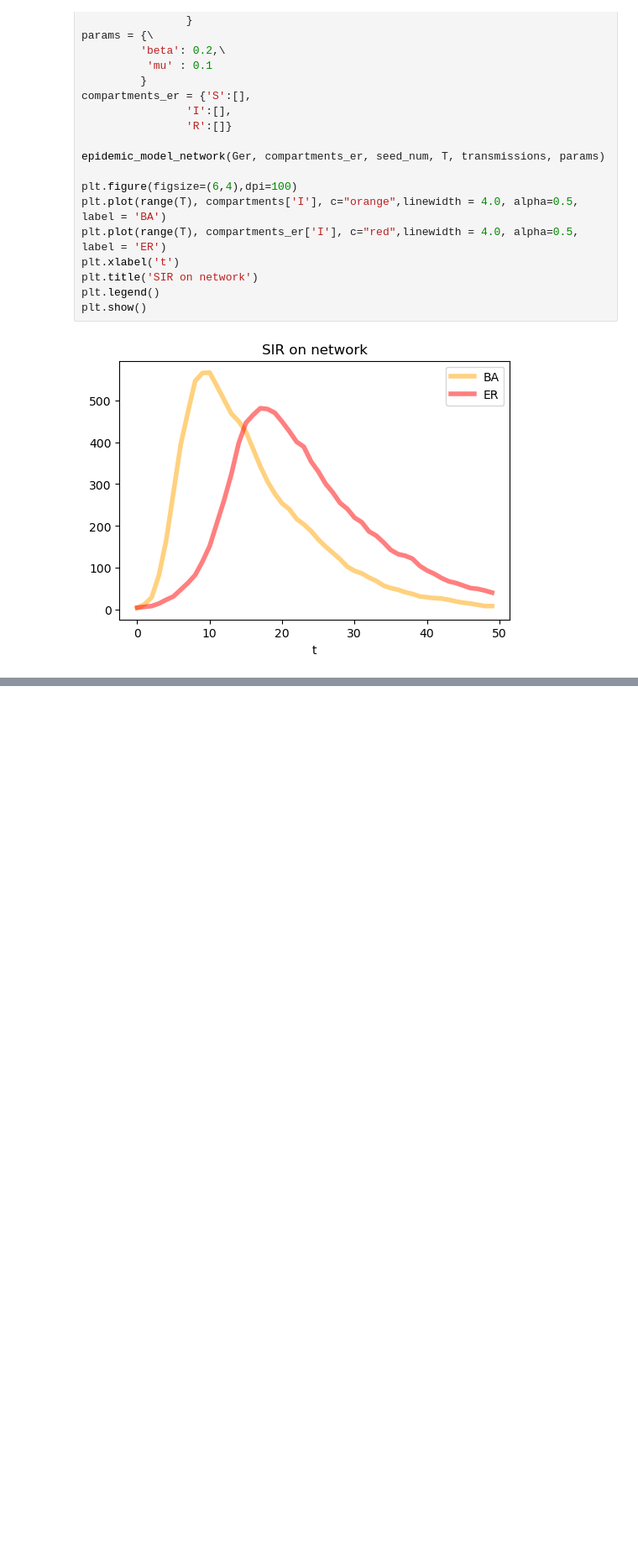
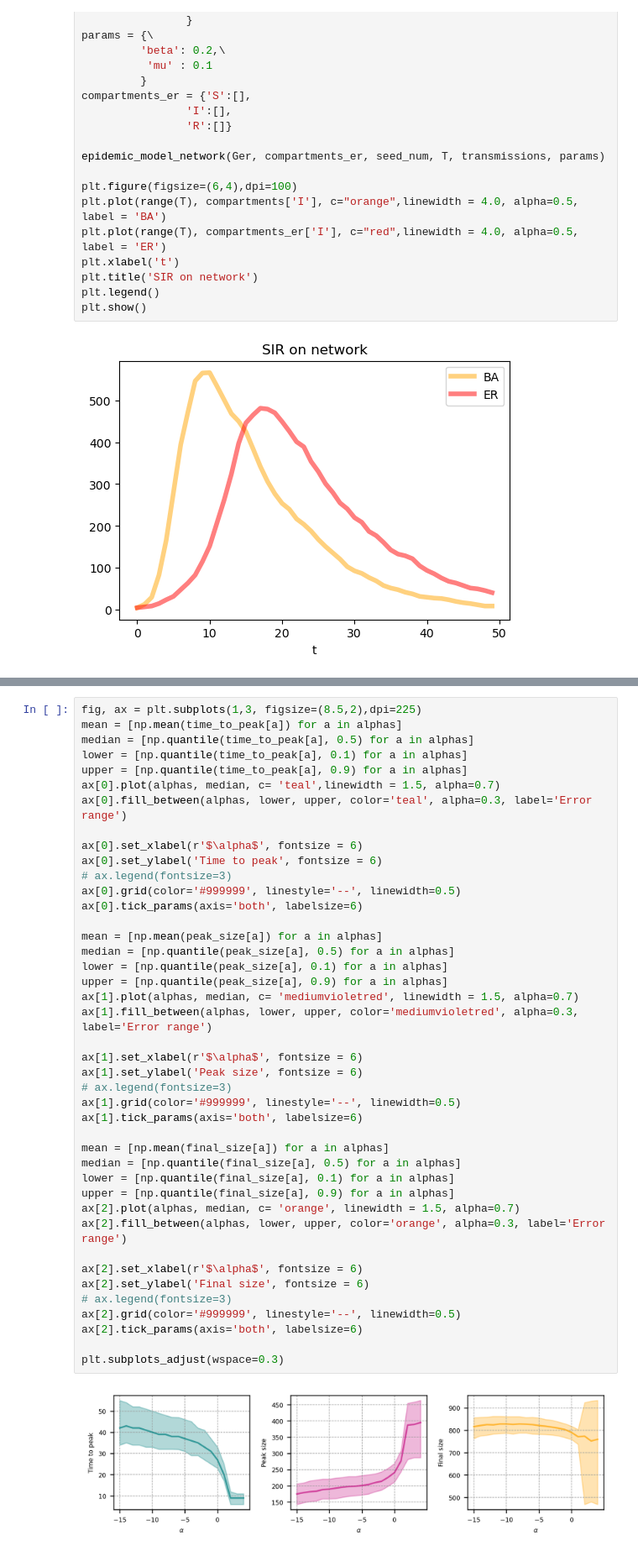
Before and after one commit to nmoghaddas19/PHYS-7335, a Jupyter notebook: epidemics/code.ipynb, the cells around one changed output, grey strips where cells are left out. Shown at 84% size. Saved outputs shown, nothing was run; the diff lists cells and outputs as text; blank space fills up the shorter version.

```diff
--- a/epidemics/code.ipynb
+++ b/epidemics/code.ipynb
@@ -384,0 +553,44 @@ plt.show()
+# %%
+fig, ax = plt.subplots(1,3, figsize=(8.5,2),dpi=225)
+mean = [np.mean(time_to_peak[a]) for a in alphas]
+median = [np.quantile(time_to_peak[a], 0.5) for a in alphas]
+lower = [np.quantile(time_to_peak[a], 0.1) for a in alphas]
+upper = [np.quantile(time_to_peak[a], 0.9) for a in alphas]
+ax[0].plot(alphas, median, c= 'teal',linewidth = 1.5, alpha=0.7)
+ax[0].fill_between(alphas, lower, upper, color='teal', alpha=0.3, label='Error range')
+
+ax[0].set_xlabel(r'$\alpha$', fontsize = 6)
+ax[0].set_ylabel('Time to peak', fontsize = 6)
+# ax.legend(fontsize=3)
+ax[0].grid(color='#999999', linestyle='--', linewidth=0.5)
+ax[0].tick_params(axis='both', labelsize=6)
+
+mean = [np.mean(peak_size[a]) for a in alphas]
+median = [np.quantile(peak_size[a], 0.5) for a in alphas]
+lower = [np.quantile(peak_size[a], 0.1) for a in alphas]
+upper = [np.quantile(peak_size[a], 0.9) for a in alphas]
+ax[1].plot(alphas, median, c= 'mediumvioletred', linewidth = 1.5, alpha=0.7)
+ax[1].fill_between(alphas, lower, upper, color='mediumvioletred', alpha=0.3, label='Error range')
+
+ax[1].set_xlabel(r'$\alpha$', fontsize = 6)
+ax[1].set_ylabel('Peak size', fontsize = 6)
+# ax.legend(fontsize=3)
+ax[1].grid(color='#999999', linestyle='--', linewidth=0.5)
+ax[1].tick_params(axis='both', labelsize=6)
+
+mean = [np.mean(final_size[a]) for a in alphas]
+median = [np.quantile(final_size[a], 0.5) for a in alphas]
+lower = [np.quantile(final_size[a], 0.1) for a in alphas]
+upper = [np.quantile(final_size[a], 0.9) for a in alphas]
+ax[2].plot(alphas, median, c= 'orange', linewidth = 1.5, alpha=0.7)
+ax[2].fill_between(alphas, lower, upper, color='orange', alpha=0.3, label='Error range')
+
+ax[2].set_xlabel(r'$\alpha$', fontsize = 6)
+ax[2].set_ylabel('Final size', fontsize = 6)
+# ax.legend(fontsize=3)
+ax[2].grid(color='#999999', linestyle='--', linewidth=0.5)
+ax[2].tick_params(axis='both', labelsize=6)
+
+plt.subplots_adjust(wspace=0.3)
+# %% [output]
+[figure, added]
```
Also changed, not shown: parts of 12 cells of this notebook, 3 other files.
